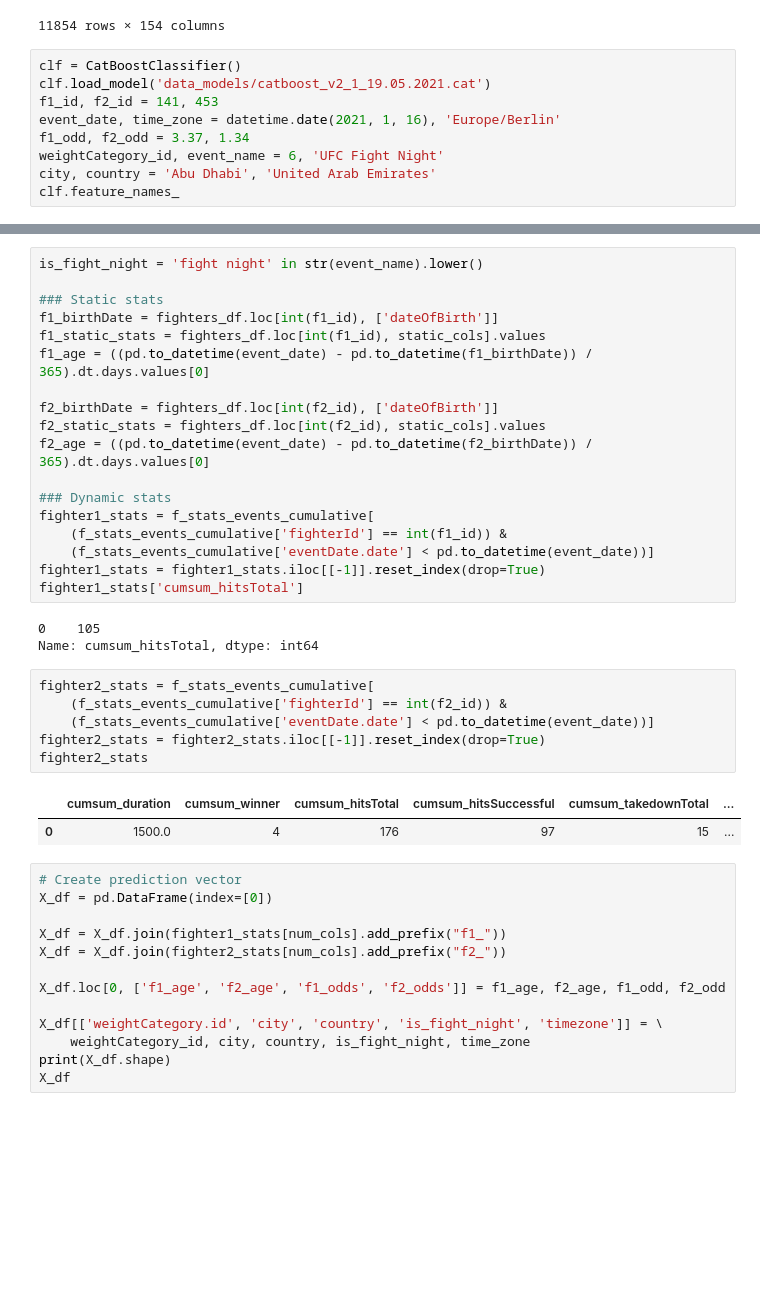
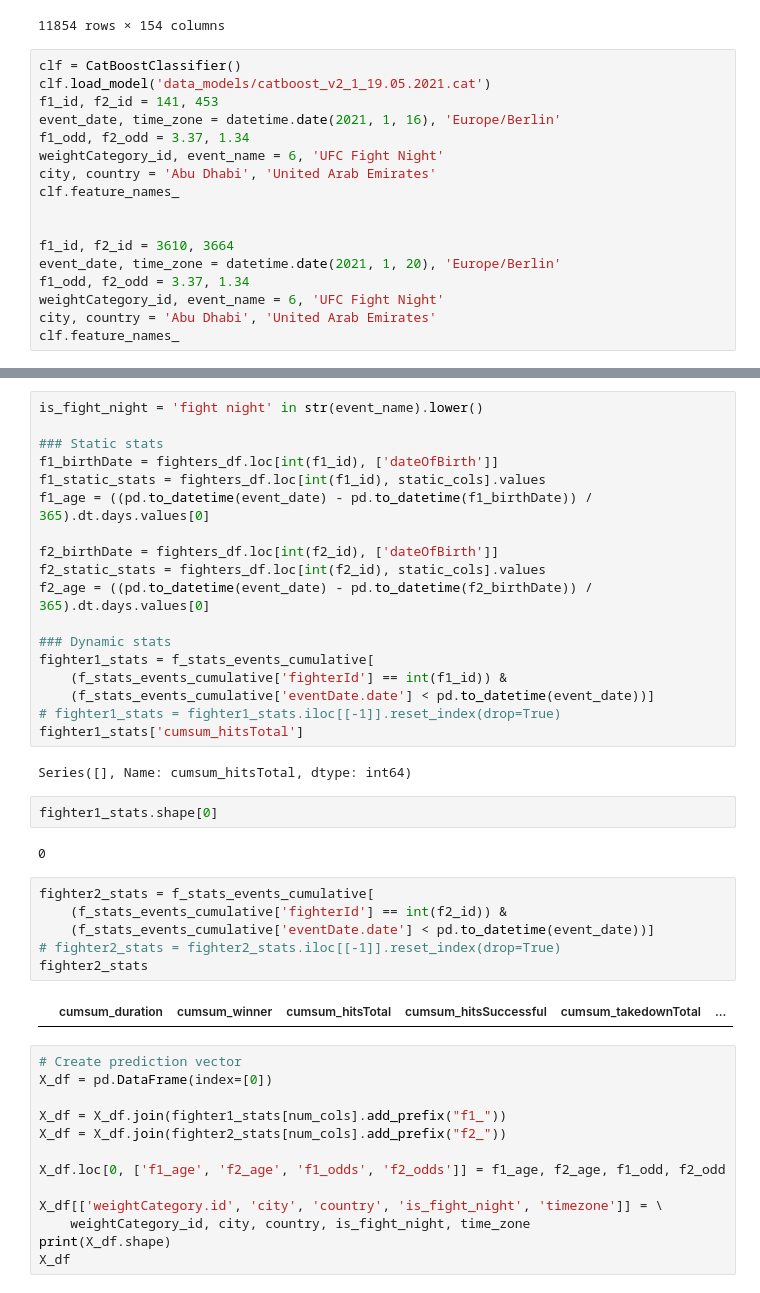
Before and after one commit to NikolayTV/UFC_3.0, a Jupyter notebook: Notebooks/v2_1/3.Model Inference.ipynb, the cells around one changed output, grey strips where cells are left out. Cells and saved outputs as stored; diff of their text form; blank space fills up the shorter version.

```diff
--- a/Notebooks/v2_1/3.Model Inference.ipynb
+++ b/Notebooks/v2_1/3.Model Inference.ipynb
@@ -104,6 +104,14 @@ f1_odd, f2_odd = 3.37, 1.34
 weightCategory_id, event_name = 6, 'UFC Fight Night'
 city, country = 'Abu Dhabi', 'United Arab Emirates'
 clf.feature_names_
+
+
+f1_id, f2_id = 3610, 3664
+event_date, time_zone = datetime.date(2021, 1, 20), 'Europe/Berlin'
+f1_odd, f2_odd = 3.37, 1.34
+weightCategory_id, event_name = 6, 'UFC Fight Night'
+city, country = 'Abu Dhabi', 'United Arab Emirates'
+clf.feature_names_
 # %% [output]
 ['age_difference',
  'armSpan_difference',
@@ -136,20 +144,22 @@ f2_age = ((pd.to_datetime(event_date) - pd.to_datetime(f2_birthDate)) / 365).dt.
 fighter1_stats = f_stats_events_cumulative[
     (f_stats_events_cumulative['fighterId'] == int(f1_id)) &
     (f_stats_events_cumulative['eventDate.date'] < pd.to_datetime(event_date))]
-fighter1_stats = fighter1_stats.iloc[[-1]].reset_index(drop=True)
+# fighter1_stats = fighter1_stats.iloc[[-1]].reset_index(drop=True)
 fighter1_stats['cumsum_hitsTotal']
 # %% [output]
-0    105
-Name: cumsum_hitsTotal, dtype: int64
+Series([], Name: cumsum_hitsTotal, dtype: int64)
+# %%
+fighter1_stats.shape[0]
+# %% [output]
+0
 # %%
 fighter2_stats = f_stats_events_cumulative[
     (f_stats_events_cumulative['fighterId'] == int(f2_id)) &
     (f_stats_events_cumulative['eventDate.date'] < pd.to_datetime(event_date))]
-fighter2_stats = fighter2_stats.iloc[[-1]].reset_index(drop=True)
+# fighter2_stats = fighter2_stats.iloc[[-1]].reset_index(drop=True)
 fighter2_stats
 # %% [output]
 |  | cumsum_duration | cumsum_winner | cumsum_hitsTotal | cumsum_hitsSuccessful | cumsum_takedownTotal | ... |
-| 0 | 1500.0 | 4 | 176 | 97 | 15 | ... |
 # %%
 # Create prediction vector
 X_df = pd.DataFrame(index=[0])
```
Also changed, not shown: 3 other files.
